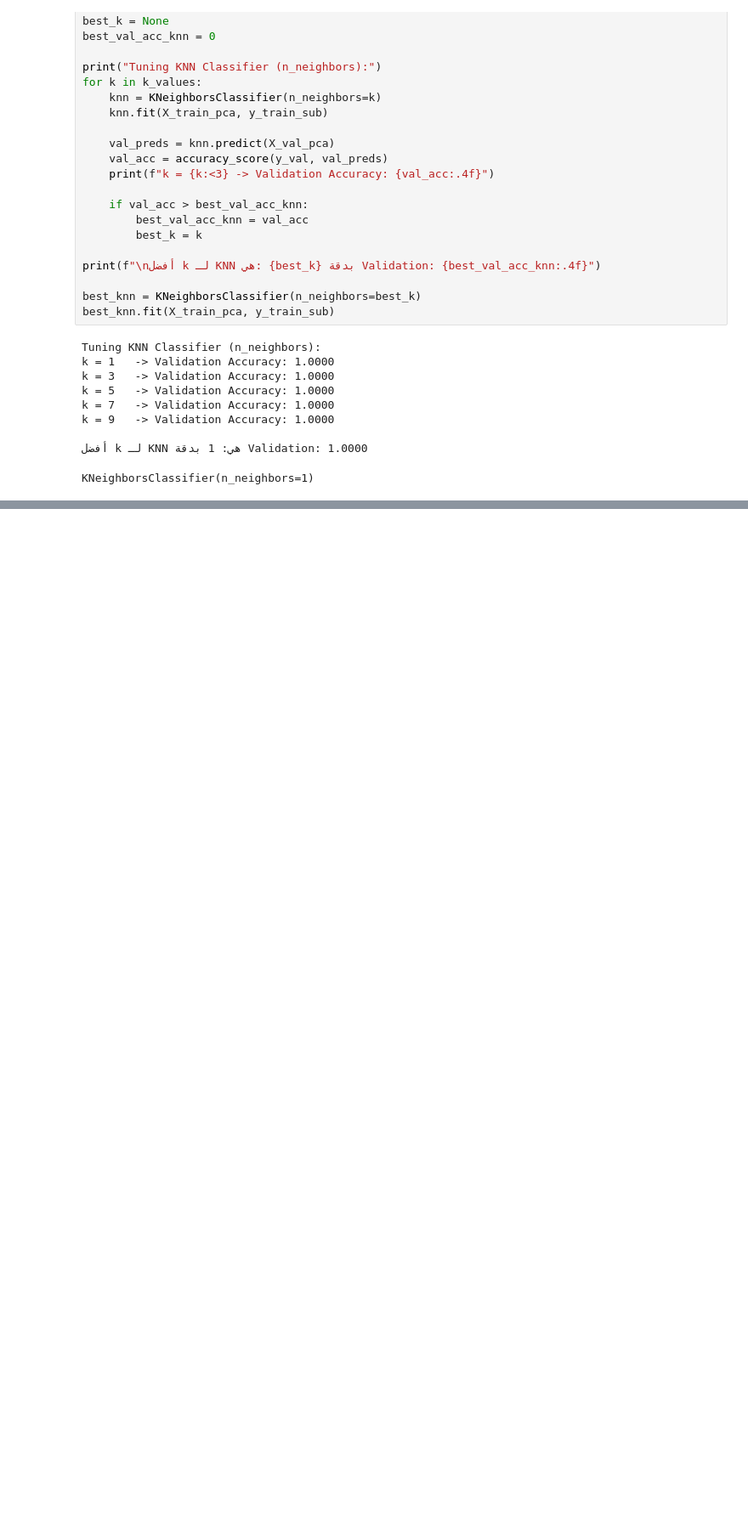
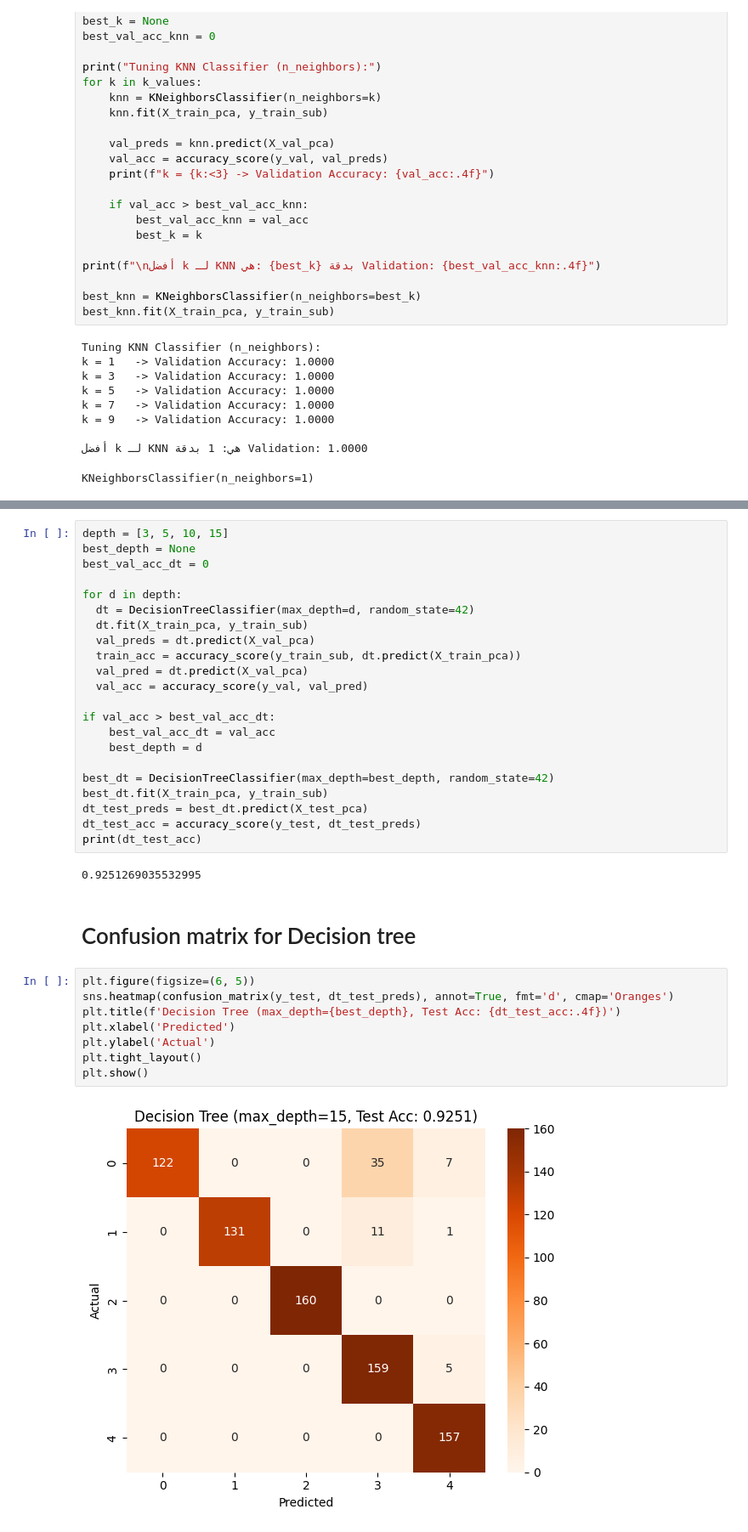
Before and after one commit to momen5406/ml-project, a Jupyter notebook: part_b_image/notebooks/image.ipynb, the cells around one changed output, grey strips where cells are left out. Shown at 85% size. Drawn from its saved outputs; the diff is of its cells as text; blank space fills up the shorter version.

```diff
--- a/part_b_image/notebooks/image.ipynb
+++ b/part_b_image/notebooks/image.ipynb
@@ -182,0 +223,36 @@ KNeighborsClassifier(n_neighbors=1)
+# %%
+depth = [3, 5, 10, 15]
+best_depth = None
+best_val_acc_dt = 0
+
+for d in depth:
+  dt = DecisionTreeClassifier(max_depth=d, random_state=42)
+  dt.fit(X_train_pca, y_train_sub)
+  val_preds = dt.predict(X_val_pca)
+  train_acc = accuracy_score(y_train_sub, dt.predict(X_train_pca))
+  val_pred = dt.predict(X_val_pca)
+  val_acc = accuracy_score(y_val, val_pred)
+
+if val_acc > best_val_acc_dt:
+    best_val_acc_dt = val_acc
+    best_depth = d
+
+best_dt = DecisionTreeClassifier(max_depth=best_depth, random_state=42)
+best_dt.fit(X_train_pca, y_train_sub)
+dt_test_preds = best_dt.predict(X_test_pca)
+dt_test_acc = accuracy_score(y_test, dt_test_preds)
+print(dt_test_acc)
+# %% [output]
+0.9251269035532995
+# %% [markdown]
+# Confusion matrix for Decision tree
+# %%
+plt.figure(figsize=(6, 5))
+sns.heatmap(confusion_matrix(y_test, dt_test_preds), annot=True, fmt='d', cmap='Oranges')
+plt.title(f'Decision Tree (max_depth={best_depth}, Test Acc: {dt_test_acc:.4f})')
+plt.xlabel('Predicted')
+plt.ylabel('Actual')
+plt.tight_layout()
+plt.show()
+# %% [output]
+[figure, added]
```
Also changed, not shown: parts of 14 cells of this notebook.
